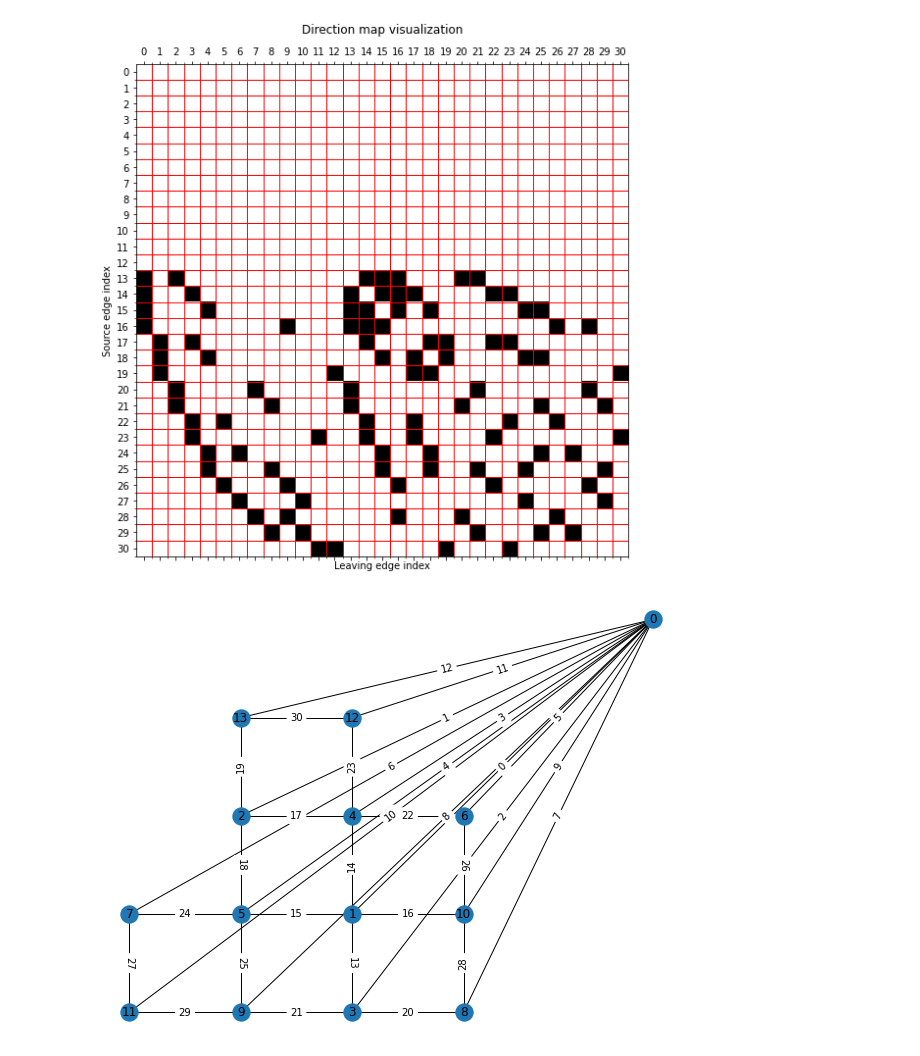
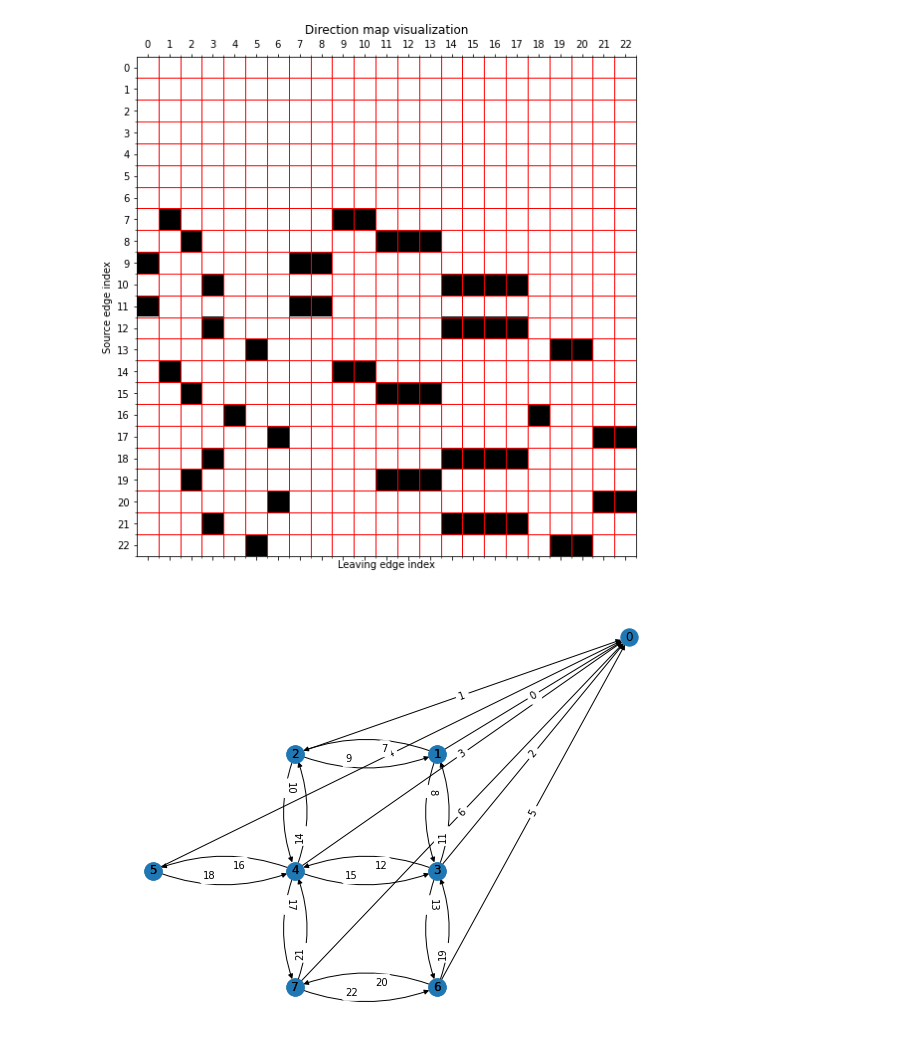
Before and after one commit to djzts/UoH_code, a Jupyter notebook: Minimum Spanning Tree/Final Algorithm.ipynb, the cells around one changed output. Saved outputs shown, nothing was run; the diff lists cells and outputs as text; code cells hidden in the pictures.

```diff
--- a/Minimum Spanning Tree/Final Algorithm.ipynb
+++ b/Minimum Spanning Tree/Final Algorithm.ipynb
@@ -7,4 +7,6 @@ import random
 from numpy import random
 import matplotlib.pyplot as plt
 # %%
-network,pos = Make_Question(4,4,Density = 0.85, option = "1-norm", distance = 2)
+network,pos = Make_Question(3,3,Density = 0.85, option = "1-norm", distance = 2)
+
+print(network)
@@ -15,3 +33,3 @@ G, compelete_label, graph = complete_Graph(network,pos)
 # %%
-G_prime, sub_edge_label = sub_Graph (network,pos,compelete_label)
+G_prime, sub_edge_label, sub_graph = sub_Graph (network,pos)
 # %% [output]
@@ -21,37 +70,36 @@ Final_map, lowest_edge_number = edge_map(G, compelete_label, sub_edge_label)
 # %%
 #matfig = plt.figure(figsize=(Final_map.shape[0],Final_map.shape[1]))
 matfig = plt.figure(figsize=(9,9))
 plt.matshow(Final_map,cmap=plt.cm.binary,fignum=matfig.number)
 ax = plt.gca()
 #plt.matshow(Final_map,cmap=plt.cm.binary)
 plt.xlabel('Leaving edge index')
 plt.ylabel('Source edge index')
 plt.title ("Direction map visualization")
 
 # Major ticks
 ax.set_xticks(np.arange(0, Final_map.shape[0], step=1))
 ax.set_yticks(np.arange(0, Final_map.shape[0], step=1))
 
 # Labels for major ticks
 ax.set_xticklabels(np.arange(0, Final_map.shape[0], step=1))
 ax.set_yticklabels(np.arange(0, Final_map.shape[0], step=1))
 
 # Minor ticks
 ax.set_xticks(np.arange(0.5, Final_map.shape[0]+0.5, step=1), minor=True)
 ax.set_yticks(np.arange(0.5, Final_map.shape[0]+0.5, step=1), minor=True)
 
 # Gridlines based on minor ticks
 ax.grid(which='minor', color='r', linestyle='-', linewidth=1)
 
 plt.show()
 
 
 plt.figure(2,figsize=(8,6))
-nx.draw(G,pos,with_labels=True)
-net_graph = nx.draw_networkx_edge_labels(G,pos,edge_labels = compelete_label)
+_, _, _ = complete_Graph(network,pos)
 # %% [output]
-[figure, old version]
+[figure, new version]
-[figure, old version]
+[figure, new version]
 # %%
 # basic_cost shape => (1,number_of_edge)
 # such as : basic_cost = np.vstack(np.ones(number_of_edge))
```
Also changed, not shown: parts of 17 cells of this notebook, 1 other file.
